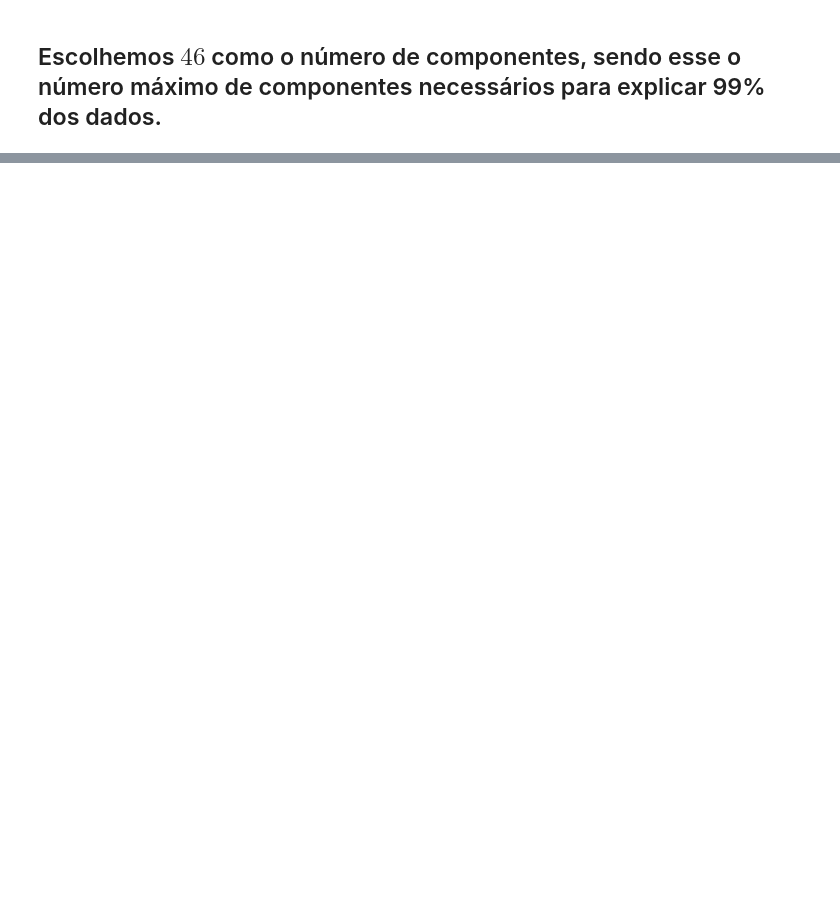
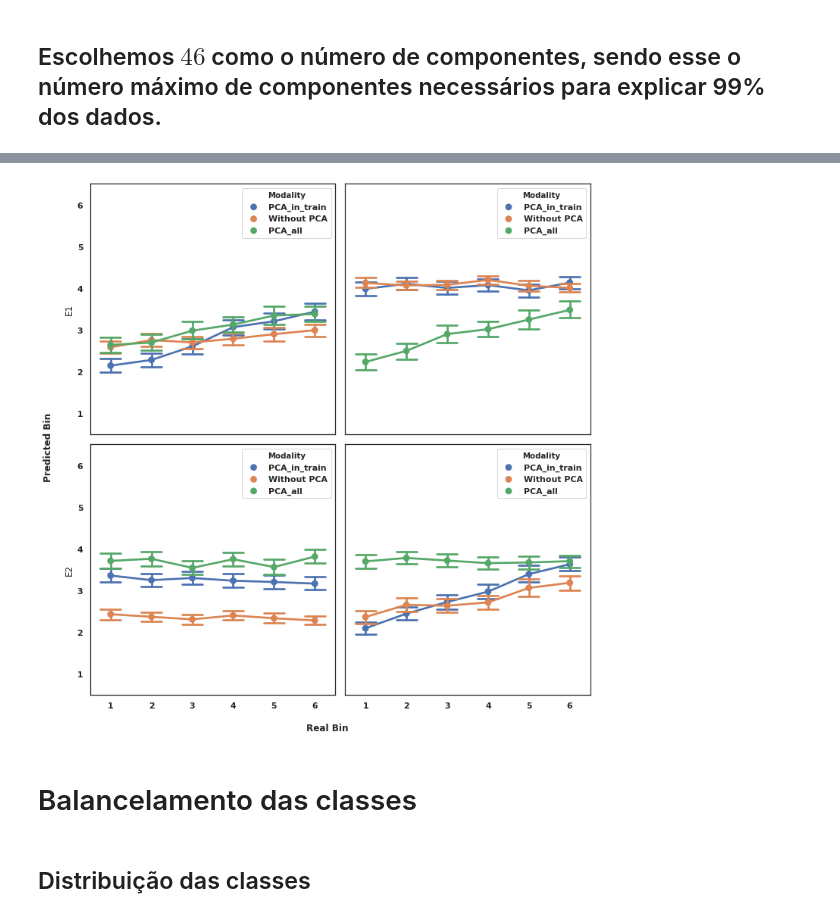
Before and after one commit to bruAristimunha/Across-Modalities, a Jupyter notebook: notebook/Original-Proposal.ipynb, the cells around one changed output, grey strips where cells are left out. Saved outputs shown, nothing was run; the diff lists cells and outputs as text; code cells hidden in the pictures; blank space fills up the shorter version.

```diff
--- a/notebook/Original-Proposal.ipynb
+++ b/notebook/Original-Proposal.ipynb
@@ -594,0 +882,31 @@ To investigate whether information about the elapsed interval could be decoded f
+# %%
+exposicao1_aud_pca['Modality'] = 'PCA_in_train'
+exposicao1_aud_w['Modality'] = 'Without PCA'
+exposicao1_aud['Modality'] = 'PCA_all'
+
+
+exposicao1_vis_pca['Modality'] = 'PCA_in_train'
+exposicao1_vis_w['Modality'] = 'Without PCA'
+exposicao1_vis['Modality'] = 'PCA_all'
+
+exposicao2_aud_pca['Modality'] = 'PCA_in_train'
+exposicao2_aud_w['Modality'] = 'Without PCA'
+exposicao2_aud['Modality'] = 'PCA_all'
+
+exposicao2_vis_pca['Modality'] = 'PCA_in_train'
+exposicao2_vis_w['Modality'] = 'Without PCA'
+exposicao2_vis['Modality'] = 'PCA_all'
+# %%
+all_exp_aud_1 = pd.concat([exposicao1_aud_pca,exposicao1_aud_w,exposicao1_aud],ignore_index=True)
+all_exp_aud_2 = pd.concat([exposicao2_aud_pca,exposicao2_aud_w,exposicao2_aud],ignore_index=True)
+
+all_exp_vis_1 = pd.concat([exposicao1_vis_pca,exposicao1_vis_w,exposicao1_vis],ignore_index=True)
+all_exp_vis_2 = pd.concat([exposicao2_vis_pca,exposicao2_vis_w,exposicao2_vis],ignore_index=True)
+# %%
+plot_cat(all_exp_aud_1, all_exp_aud_2, all_exp_vis_1, all_exp_vis_2,False)
+# %% [output]
+[figure, added]
+# %% [markdown]
+# Balancelamento das classes
+# %% [markdown]
+## Distribuição das classes
```
Also changed, not shown: parts of 95 cells of this notebook.
